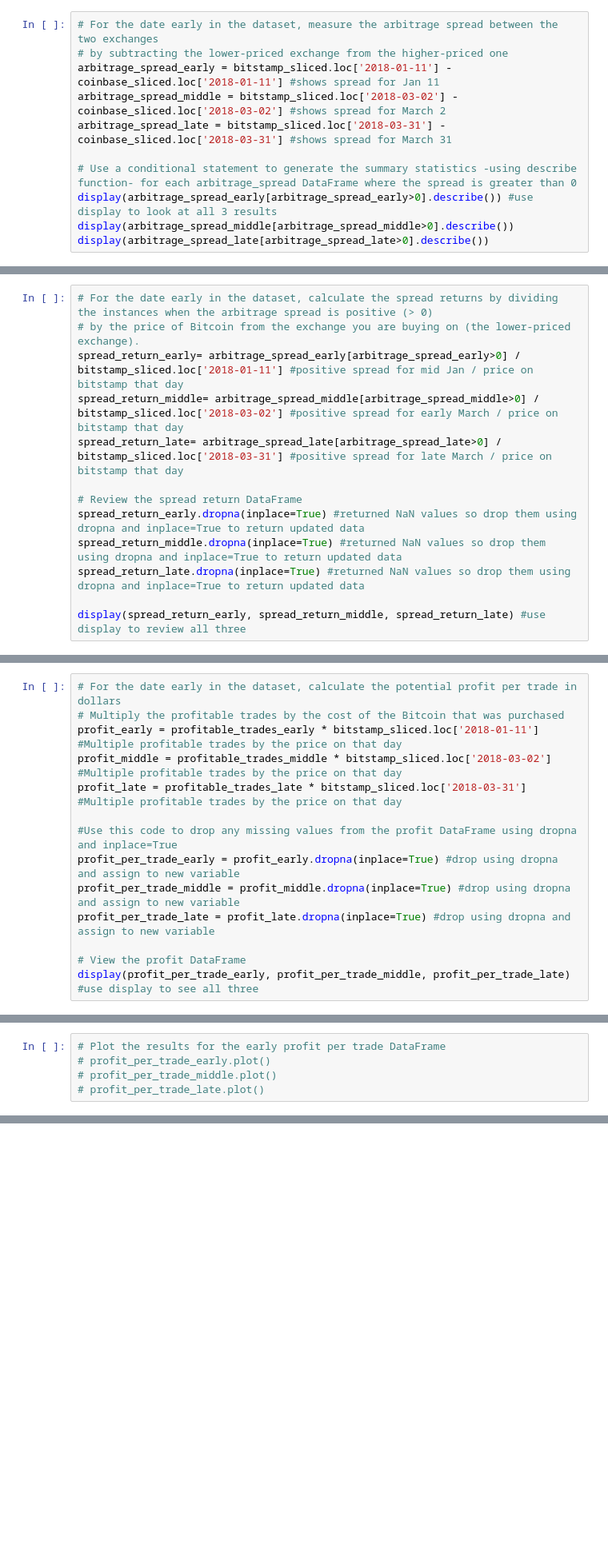
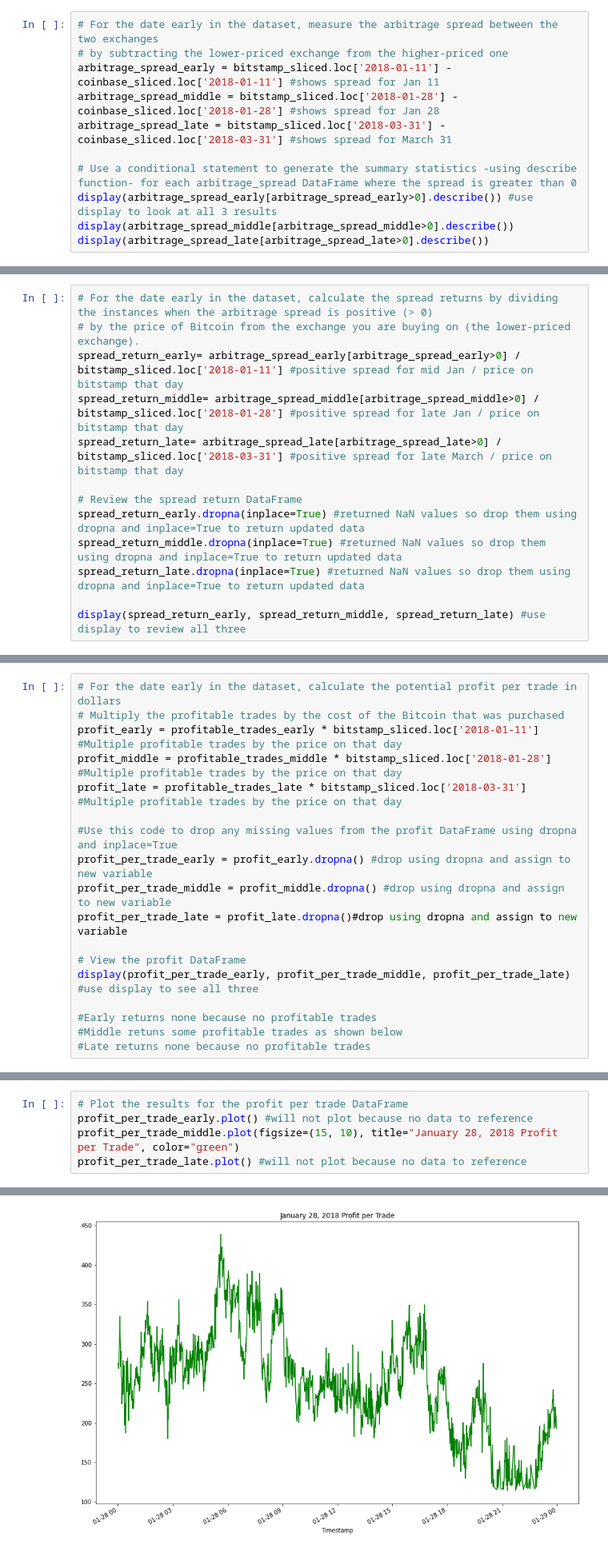
Before and after one commit to arliejones/BTC_Financial_Analysis, a Jupyter notebook: crypto_arbitrage.ipynb, the cells around one changed output, grey strips where cells are left out. Shown at 80% size. Cells and saved outputs as stored; diff of their text form; blank space fills up the shorter version.

```diff
--- a/crypto_arbitrage.ipynb
+++ b/crypto_arbitrage.ipynb
@@ -467,7 +467,7 @@ Calculate the potential profits for each date that you selected in the previous
 # For the date early in the dataset, measure the arbitrage spread between the two exchanges
 # by subtracting the lower-priced exchange from the higher-priced one
 arbitrage_spread_early = bitstamp_sliced.loc['2018-01-11'] - coinbase_sliced.loc['2018-01-11'] #shows spread for Jan 11
-arbitrage_spread_middle = bitstamp_sliced.loc['2018-03-02'] - coinbase_sliced.loc['2018-03-02'] #shows spread for March 2
+arbitrage_spread_middle = bitstamp_sliced.loc['2018-01-28'] - coinbase_sliced.loc['2018-01-28'] #shows spread for Jan 28
 arbitrage_spread_late = bitstamp_sliced.loc['2018-03-31'] - coinbase_sliced.loc['2018-03-31'] #shows spread for March 31
 
 # Use a conditional statement to generate the summary statistics -using describe function- for each arbitrage_spread DataFrame where the spread is greater than 0
@@ -508,7 +508,7 @@ Name: Close, dtype: float64
 # For the date early in the dataset, calculate the spread returns by dividing the instances when the arbitrage spread is positive (> 0)
 # by the price of Bitcoin from the exchange you are buying on (the lower-priced exchange).
 spread_return_early= arbitrage_spread_early[arbitrage_spread_early>0] / bitstamp_sliced.loc['2018-01-11'] #positive spread for mid Jan / price on bitstamp that day
-spread_return_middle= arbitrage_spread_middle[arbitrage_spread_middle>0] / bitstamp_sliced.loc['2018-03-02'] #positive spread for early March / price on bitstamp that day
+spread_return_middle= arbitrage_spread_middle[arbitrage_spread_middle>0] / bitstamp_sliced.loc['2018-01-28'] #positive spread for late Jan / price on bitstamp that day
 spread_return_late= arbitrage_spread_late[arbitrage_spread_late>0] / bitstamp_sliced.loc['2018-03-31'] #positive spread for late March / price on bitstamp that day
 
 # Review the spread return DataFrame
@@ -598,14 +621,18 @@ Name: Close, dtype: float64
 # For the date early in the dataset, calculate the potential profit per trade in dollars
 # Multiply the profitable trades by the cost of the Bitcoin that was purchased
 profit_early = profitable_trades_early * bitstamp_sliced.loc['2018-01-11'] #Multiple profitable trades by the price on that day
-profit_middle = profitable_trades_middle * bitstamp_sliced.loc['2018-03-02'] #Multiple profitable trades by the price on that day
+profit_middle = profitable_trades_middle * bitstamp_sliced.loc['2018-01-28'] #Multiple profitable trades by the price on that day
 profit_late = profitable_trades_late * bitstamp_sliced.loc['2018-03-31'] #Multiple profitable trades by the price on that day
 
 #Use this code to drop any missing values from the profit DataFrame using dropna and inplace=True
-profit_per_trade_early = profit_early.dropna(inplace=True) #drop using dropna and assign to new variable
-profit_per_trade_middle = profit_middle.dropna(inplace=True) #drop using dropna and assign to new variable
-profit_per_trade_late = profit_late.dropna(inplace=True) #drop using dropna and assign to new variable
+profit_per_trade_early = profit_early.dropna() #drop using dropna and assign to new variable
+profit_per_trade_middle = profit_middle.dropna() #drop using dropna and assign to new variable
+profit_per_trade_late = profit_late.dropna()#drop using dropna and assign to new variable
 
 # View the profit DataFrame
 display(profit_per_trade_early, profit_per_trade_middle, profit_per_trade_late) #use display to see all three
+
+#Early returns none because no profitable trades
+#Middle retuns some profitable trades as shown below
+#Late returns none because no profitable trades
 # %% [output]
@@ -624,5 +683,6 @@ None
 # %%
-# Plot the results for the early profit per trade DataFrame
-# profit_per_trade_early.plot()
-# profit_per_trade_middle.plot()
-# profit_per_trade_late.plot()
+# Plot the results for the profit per trade DataFrame
+profit_per_trade_early.plot() #will not plot because no data to reference
+profit_per_trade_middle.plot(figsize=(15, 10), title="January 28, 2018 Profit per Trade", color="green")
+profit_per_trade_late.plot() #will not plot because no data to reference
+# %% [output]
@@ -629,3 +690,4 @@ None
+[figure, added]
 # %% [markdown]
 #### 7. Calculate the potential arbitrage profits that you can make on each day. To do so, sum the elements in the profit_per_trade DataFrame.
 # %%
```
Also changed, not shown: parts of 15 cells of this notebook, 1 other file.
